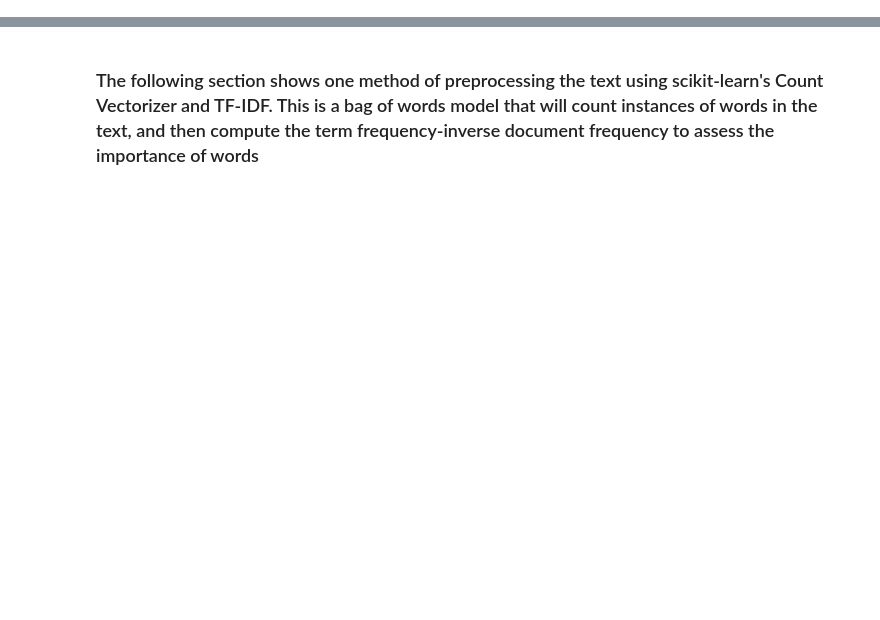
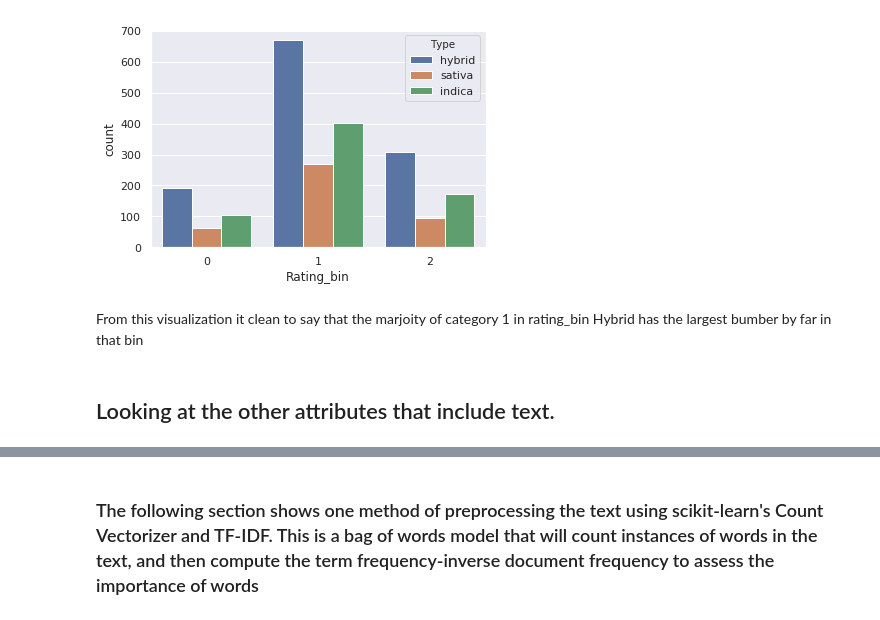
Before and after one commit to mpipher2/SCS_3253_ML_NLP, a Jupyter notebook: cannabis_analysis.ipynb, the cells around one changed output, grey strips where cells are left out. Saved outputs shown, nothing was run; the diff lists cells and outputs as text; code cells hidden in the pictures; blank space fills up the shorter version.

```diff
--- a/cannabis_analysis.ipynb
+++ b/cannabis_analysis.ipynb
@@ -62,0 +151,9 @@ df1['Flavor'] = df1['Flavor'].apply(lambda x: x[0:].split(','))
+# %%
+# Looking closer at how the types are divided within those counts
+ax = sns.countplot(x="Rating_bin", hue="Type", data=df1)
+# %% [output]
+[figure, added]
+# %% [markdown]
+From this visualization it clean to say that the marjoity of category 1 in rating_bin Hybrid has the largest bumber by far in that bin
+# %% [markdown]
+## Looking at the other attributes that include text.
```
Also changed, not shown: parts of 39 cells of this notebook.
